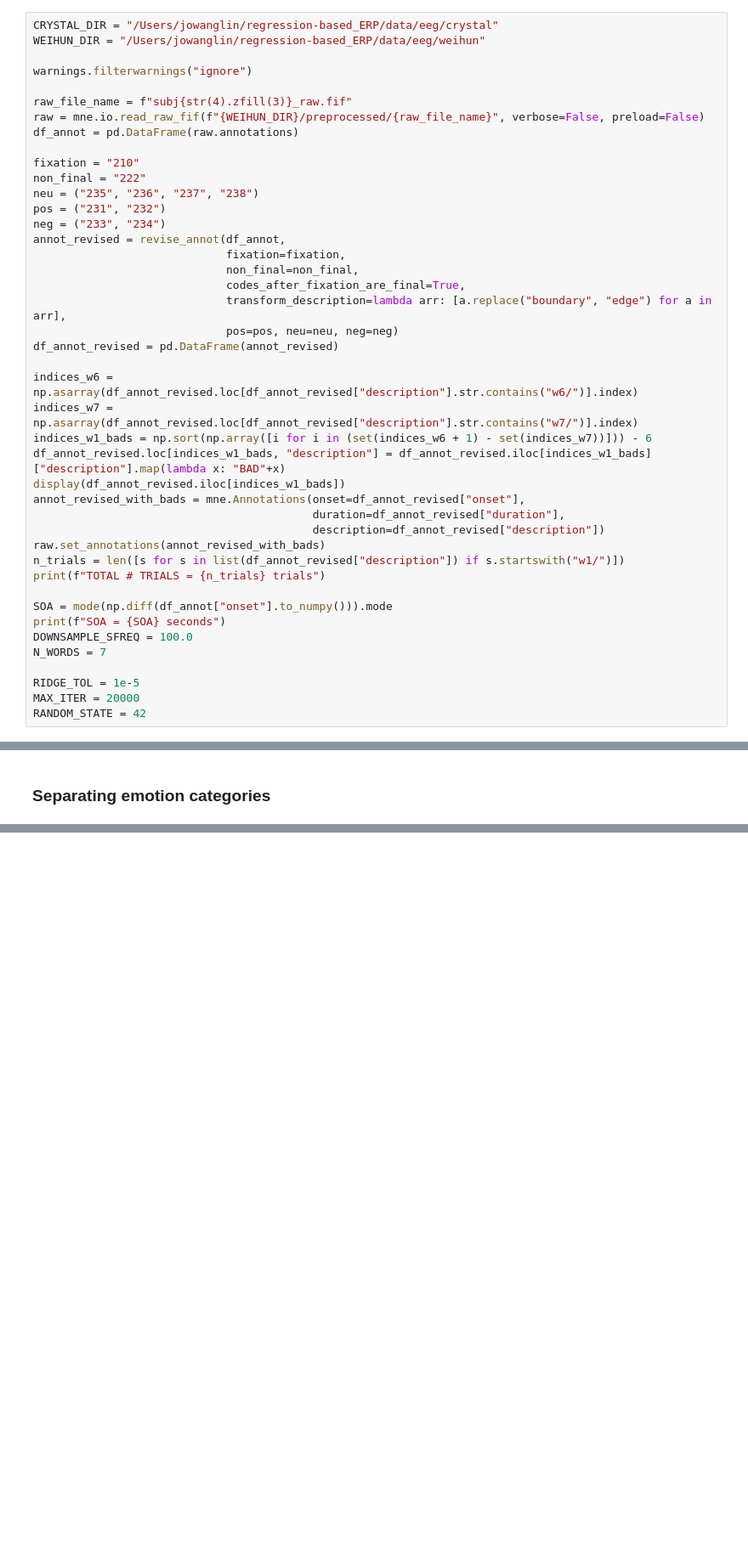
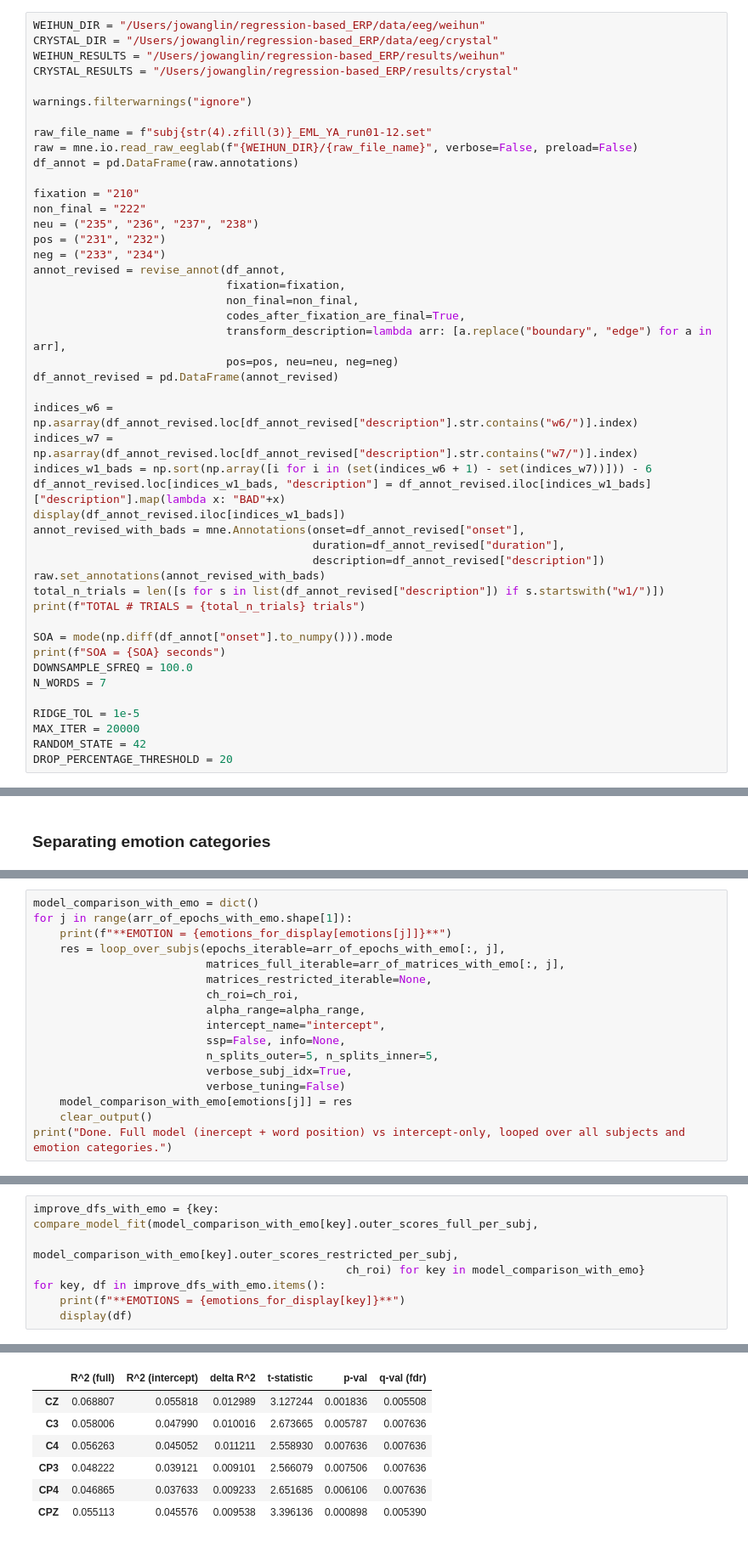
Before and after one commit to amandalin047/Updating_rERP_2023, a Jupyter notebook: deconvolution/deconv_v4.ipynb, the cells around one changed output, grey strips where cells are left out. Shown at 85% size. Saved outputs shown, nothing was run; the diff lists cells and outputs as text; blank space fills up the shorter version.

```diff
--- a/deconvolution/deconv_v4.ipynb
+++ b/deconvolution/deconv_v4.ipynb
@@ -36,13 +36,15 @@ import warnings
 # %% [markdown]
 ### Epoching and setting/checking parameters
 # %%
+WEIHUN_DIR = "/Users/jowanglin/regression-based_ERP/data/eeg/weihun"
 CRYSTAL_DIR = "/Users/jowanglin/regression-based_ERP/data/eeg/crystal"
-WEIHUN_DIR = "/Users/jowanglin/regression-based_ERP/data/eeg/weihun"
+WEIHUN_RESULTS = "/Users/jowanglin/regression-based_ERP/results/weihun"
+CRYSTAL_RESULTS = "/Users/jowanglin/regression-based_ERP/results/crystal"
 
 warnings.filterwarnings("ignore")
 
-raw_file_name = f"subj{str(4).zfill(3)}_raw.fif"
-raw = mne.io.read_raw_fif(f"{WEIHUN_DIR}/preprocessed/{raw_file_name}", verbose=False, preload=False)
+raw_file_name = f"subj{str(4).zfill(3)}_EML_YA_run01-12.set"
+raw = mne.io.read_raw_eeglab(f"{WEIHUN_DIR}/{raw_file_name}", verbose=False, preload=False)
 df_annot = pd.DataFrame(raw.annotations)
 
 fixation = "210"
@@ -67,8 +69,8 @@ annot_revised_with_bads = mne.Annotations(onset=df_annot_revised["onset"],
                                           duration=df_annot_revised["duration"],
                                           description=df_annot_revised["description"])
 raw.set_annotations(annot_revised_with_bads)
-n_trials = len([s for s in list(df_annot_revised["description"]) if s.startswith("w1/")])
-print(f"TOTAL # TRIALS = {n_trials} trials")
+total_n_trials = len([s for s in list(df_annot_revised["description"]) if s.startswith("w1/")])
+print(f"TOTAL # TRIALS = {total_n_trials} trials")
 
 SOA = mode(np.diff(df_annot["onset"].to_numpy())).mode
 print(f"SOA = {SOA} seconds")
@@ -78,6 +80,7 @@ N_WORDS = 7
 RIDGE_TOL = 1e-5
 MAX_ITER = 20000
 RANDOM_STATE = 42
+DROP_PERCENTAGE_THRESHOLD = 20
 # %% [output]
 |  | onset | duration | description | orig_time | extras |
 | 854 | 750.103 | 0.0 | BADw1/neu | None | {} |
@@ -472,0 +543,17 @@ plot_waveforms(reconstruct,
+# %%
+model_comparison_with_emo = dict()
+for j in range(arr_of_epochs_with_emo.shape[1]):
+    print(f"**EMOTION = {emotions_for_display[emotions[j]]}**")
+    res = loop_over_subjs(epochs_iterable=arr_of_epochs_with_emo[:, j],
+                          matrices_full_iterable=arr_of_matrices_with_emo[:, j],
+                          matrices_restricted_iterable=None,
+                          ch_roi=ch_roi,
+                          alpha_range=alpha_range,
+                          intercept_name="intercept",
+                          ssp=False, info=None,
+                          n_splits_outer=5, n_splits_inner=5,
+                          verbose_subj_idx=True,
+                          verbose_tuning=False)
+    model_comparison_with_emo[emotions[j]] = res
+    clear_output()
+print("Done. Full model (inercept + word position) vs intercept-only, looped over all subjects and emotion categories.")
@@ -472,0 +562,8 @@ plot_waveforms(reconstruct,
+# %%
+improve_dfs_with_emo = {key: compare_model_fit(model_comparison_with_emo[key].outer_scores_full_per_subj,
+                                               model_comparison_with_emo[key].outer_scores_restricted_per_subj,
+                                               ch_roi) for key in model_comparison_with_emo}
+for key, df in improve_dfs_with_emo.items():
+    print(f"**EMOTIONS = {emotions_for_display[key]}**")
+    display(df)
+# %% [output]
@@ -472,0 +571,7 @@ plot_waveforms(reconstruct,
+|  | R^2 (full) | R^2 (intercept) | delta R^2 | t-statistic | p-val | q-val (fdr) |
+| CZ | 0.068807 | 0.055818 | 0.012989 | 3.127244 | 0.001836 | 0.005508 |
+| C3 | 0.058006 | 0.047990 | 0.010016 | 2.673665 | 0.005787 | 0.007636 |
+| C4 | 0.056263 | 0.045052 | 0.011211 | 2.558930 | 0.007636 | 0.007636 |
+| CP3 | 0.048222 | 0.039121 | 0.009101 | 2.566079 | 0.007506 | 0.007636 |
+| CP4 | 0.046865 | 0.037633 | 0.009233 | 2.651685 | 0.006106 | 0.007636 |
+| CPZ | 0.055113 | 0.045576 | 0.009538 | 3.396136 | 0.000898 | 0.005390 |
```
Also changed, not shown: parts of 13 cells of this notebook.
